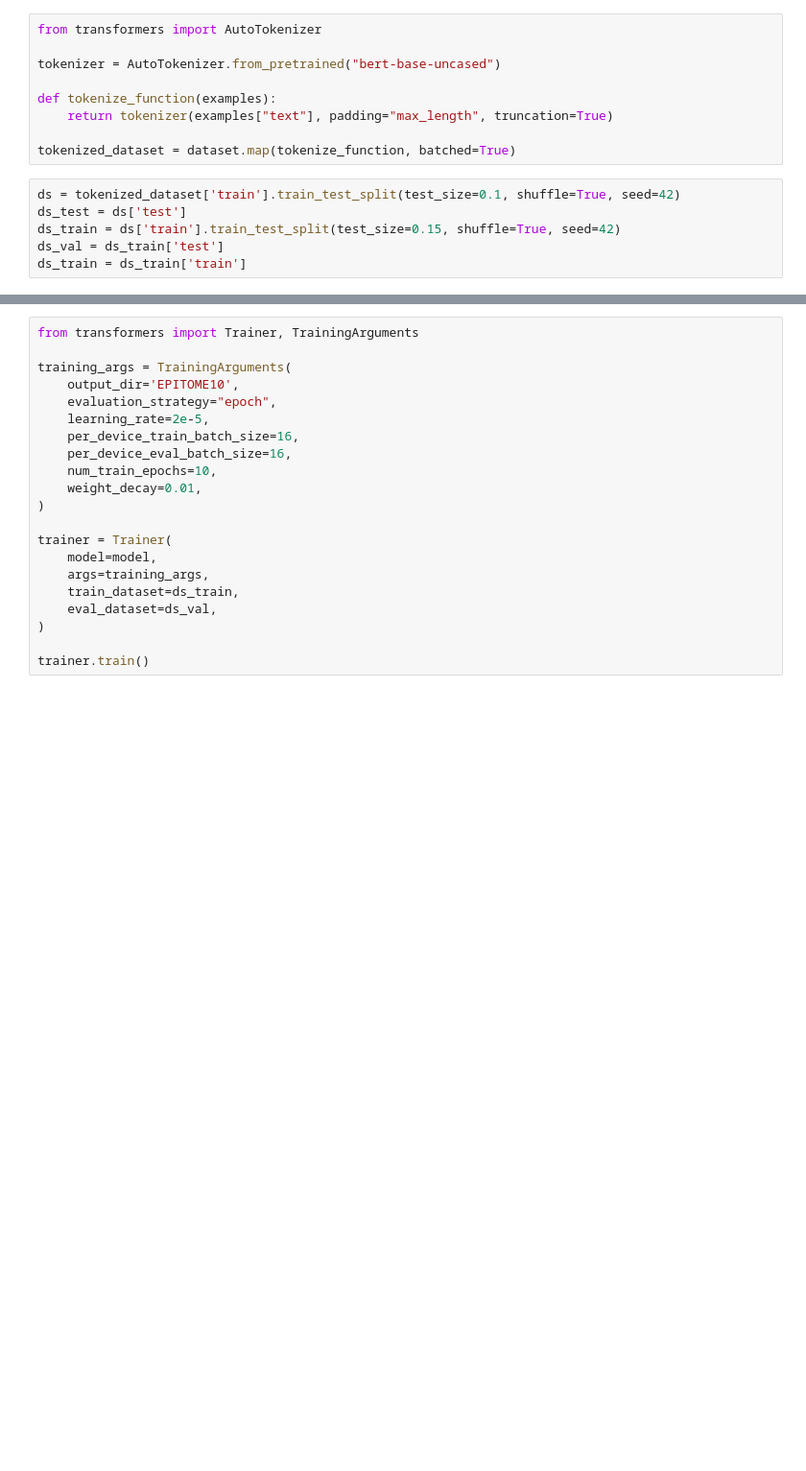
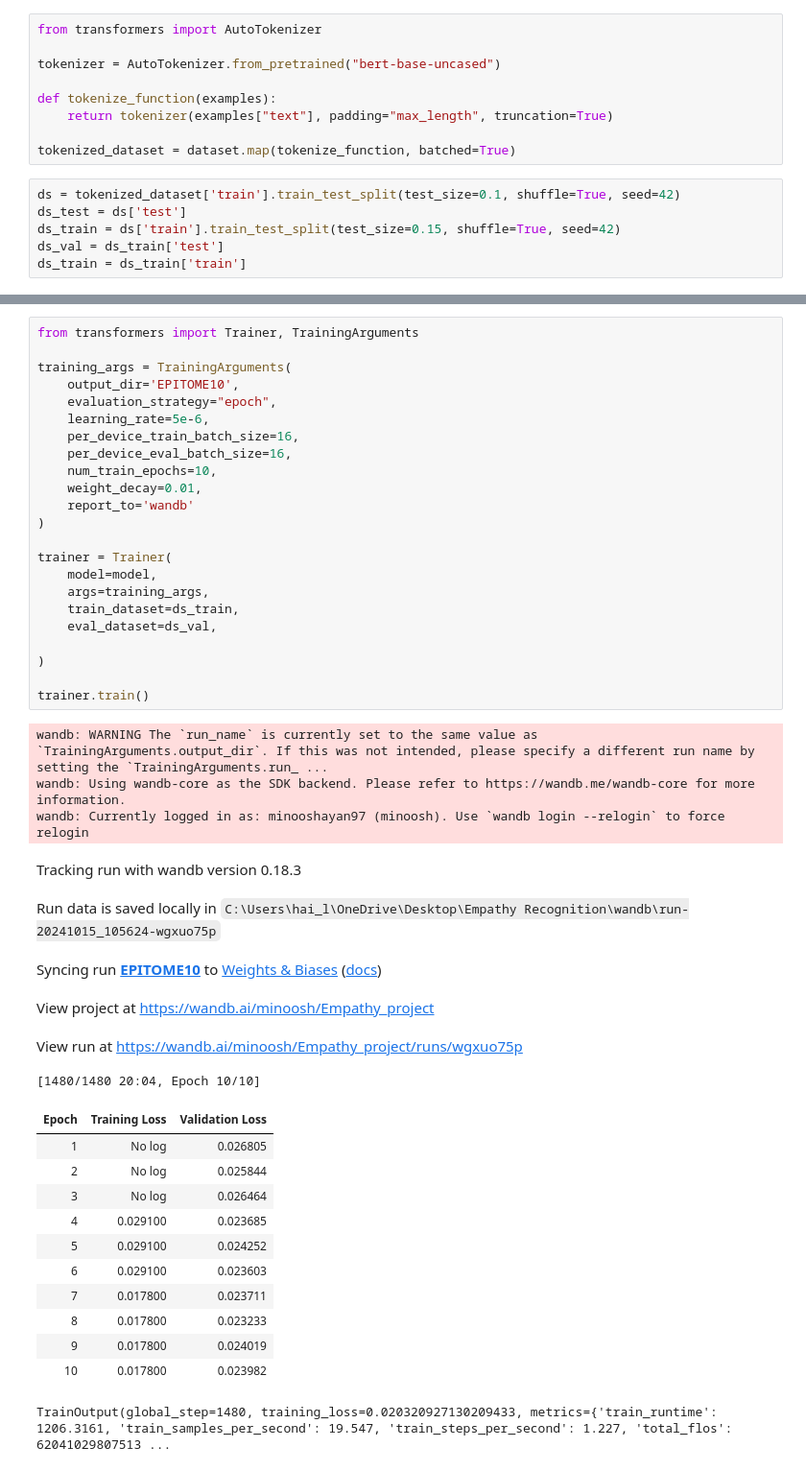
Before and after one commit to minooshayan97/Empathy_project, a Jupyter notebook: Fine_tune2.ipynb, the cells around one changed output, grey strips where cells are left out. Shown: that part at 96% size. Saved outputs shown, nothing was run; the diff lists cells and outputs as text; blank space fills up the shorter version.

```diff
--- a/Fine_tune2.ipynb
+++ b/Fine_tune2.ipynb
@@ -62,21 +73,45 @@ model = BertForSequenceClassification.from_pretrained('bert-base-uncased', num_l
 # %%
 from transformers import Trainer, TrainingArguments
 
 training_args = TrainingArguments(
     output_dir='EPITOME10',
     evaluation_strategy="epoch",
-    learning_rate=2e-5,
+    learning_rate=5e-6,
     per_device_train_batch_size=16,
     per_device_eval_batch_size=16,
     num_train_epochs=10,
     weight_decay=0.01,
+    report_to='wandb'
 )
 
 trainer = Trainer(
     model=model,
     args=training_args,
     train_dataset=ds_train,
     eval_dataset=ds_val,
+
 )
 
 trainer.train()
+# %% [output]
+wandb: WARNING The `run_name` is currently set to the same value as `TrainingArguments.output_dir`. If this was not intended, please specify a different run name by setting the `TrainingArguments.run_ ...
+wandb: Using wandb-core as the SDK backend. Please refer to https://wandb.me/wandb-core for more information.
+wandb: Currently logged in as: minooshayan97 (minoosh). Use `wandb login --relogin` to force relogin
+Tracking run with wandb version 0.18.3
+Run data is saved locally in C:\Users\hai_l\OneDrive\Desktop\Empathy Recognition\wandb\run-20241015_105624-wgxuo75p
+Syncing run EPITOME10 to Weights & Biases (docs)
+View project at https://wandb.ai/minoosh/Empathy_project
+View run at https://wandb.ai/minoosh/Empathy_project/runs/wgxuo75p
+[1480/1480 20:04, Epoch 10/10]
+| Epoch | Training Loss | Validation Loss |
+| 1 | No log | 0.026805 |
+| 2 | No log | 0.025844 |
+| 3 | No log | 0.026464 |
+| 4 | 0.029100 | 0.023685 |
+| 5 | 0.029100 | 0.024252 |
+| 6 | 0.029100 | 0.023603 |
+| 7 | 0.017800 | 0.023711 |
+| 8 | 0.017800 | 0.023233 |
+| 9 | 0.017800 | 0.024019 |
+| 10 | 0.017800 | 0.023982 |
+TrainOutput(global_step=1480, training_loss=0.020320927130209433, metrics={'train_runtime': 1206.3161, 'train_samples_per_second': 19.547, 'train_steps_per_second': 1.227, 'total_flos': 62041029807513 ...
```
Also changed, not shown: parts of 9 cells of this notebook.
